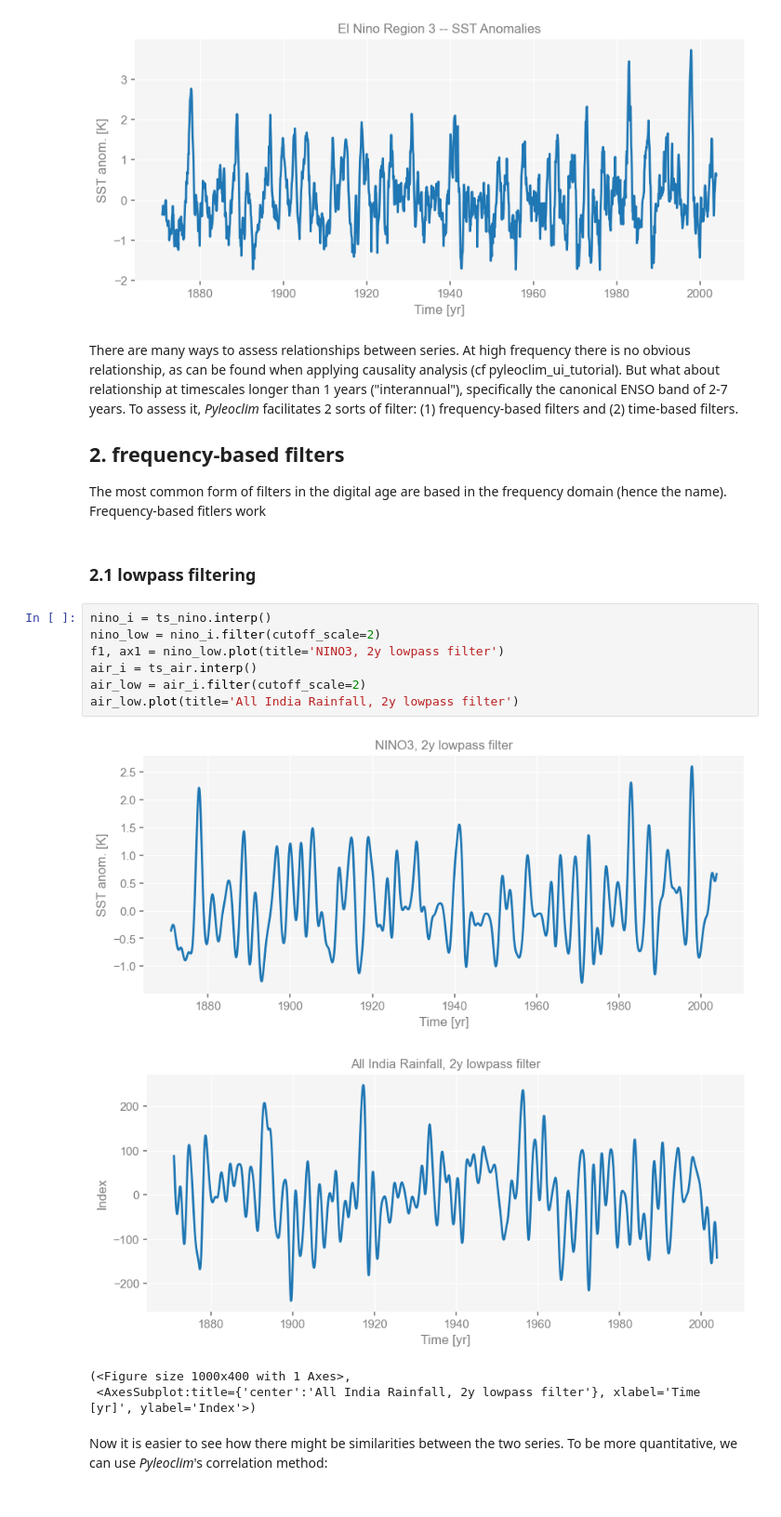
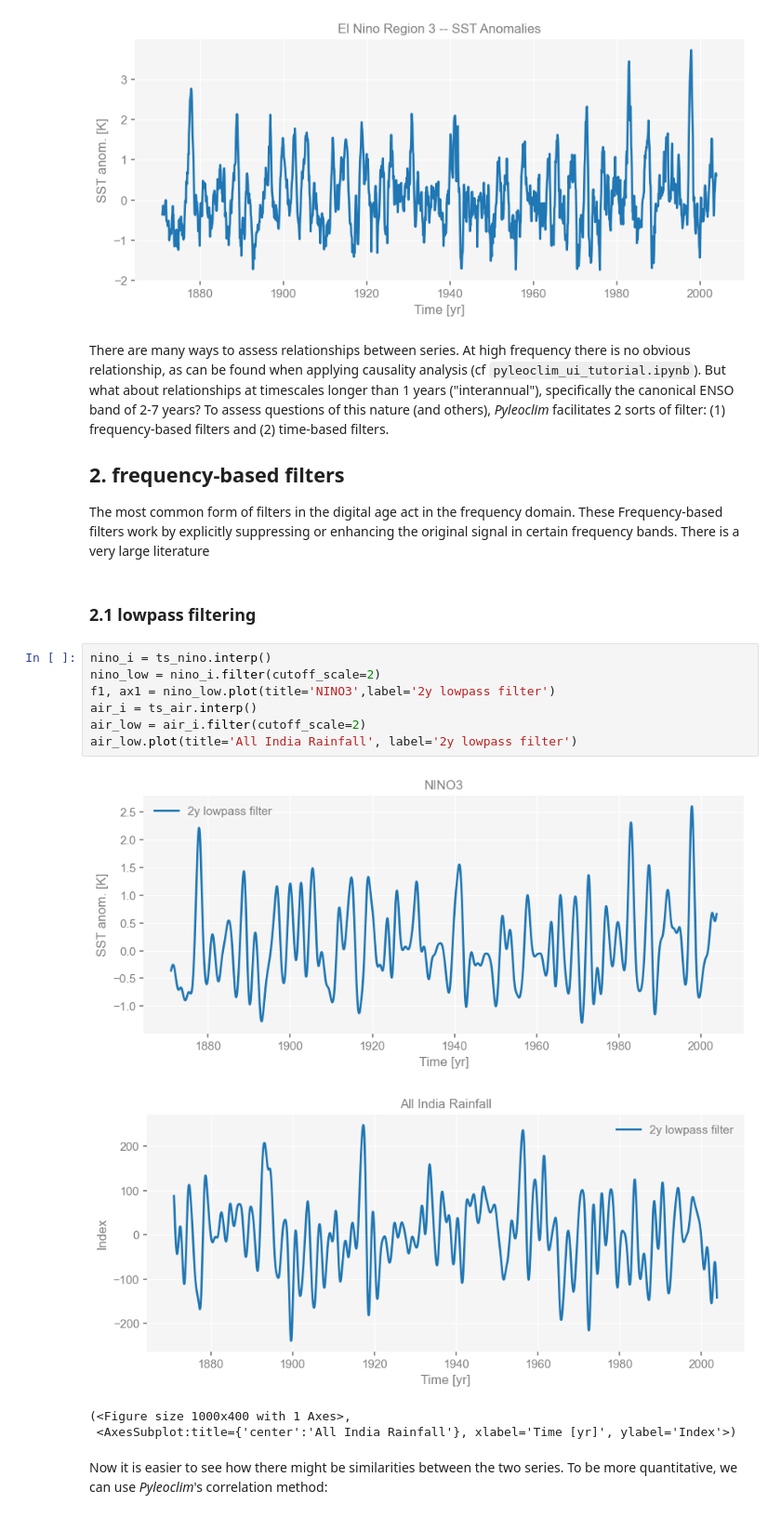
Before and after one commit to LinkedEarth/Pyleoclim_util, a Jupyter notebook: example_notebooks/filtering_tutorial.ipynb, the cells around one changed output. Shown at 93% size. Cells and saved outputs as stored; diff of their text form.

```diff
--- a/example_notebooks/filtering_tutorial.ipynb
+++ b/example_notebooks/filtering_tutorial.ipynb
@@ -32,25 +32,25 @@ fig, ax = ts_nino.plot(title='El Nino Region 3 -- SST Anomalies')
 [figure]
 [figure]
 # %% [markdown]
-There are many ways to assess relationships between series. At high frequency there is no obvious relationship, as can be found when applying causality analysis (cf pyleoclim_ui_tutorial).  But what about relationship at timescales longer than 1 years ("interannual"), specifically the canonical ENSO band of 2-7 years. To assess it, *Pyleoclim* facilitates 2 sorts of filter:  (1) frequency-based filters and (2) time-based filters.
+There are many ways to assess relationships between series. At high frequency there is no obvious relationship, as can be found when applying causality analysis (cf `pyleoclim_ui_tutorial.ipynb`).  But what about relationships at timescales longer than 1 years ("interannual"), specifically the canonical ENSO band of 2-7 years? To assess questions of this nature (and others), *Pyleoclim* facilitates 2 sorts of filter:  (1) frequency-based filters and (2) time-based filters.
 
 ## 2. frequency-based filters
 
-The most common form of filters in the digital age are based in the frequency domain (hence the name). Frequency-based fitlers work
+The most common form of filters in the digital age act in the frequency domain. These Frequency-based filters work by explicitly suppressing or enhancing the original signal in certain frequency bands. There is a very large literature
 # %% [markdown]
 ### 2.1 lowpass filtering
 # %%
 nino_i = ts_nino.interp()
 nino_low = nino_i.filter(cutoff_scale=2)
-f1, ax1 = nino_low.plot(title='NINO3, 2y lowpass filter')
+f1, ax1 = nino_low.plot(title='NINO3',label='2y lowpass filter')
 air_i = ts_air.interp()
 air_low = air_i.filter(cutoff_scale=2)
-air_low.plot(title='All India Rainfall, 2y lowpass filter')
+air_low.plot(title='All India Rainfall', label='2y lowpass filter')
 # %% [output]
-[figure, old version]
+[figure, new version]
-[figure, old version]
+[figure, new version]
 (<Figure size 1000x400 with 1 Axes>,
- <AxesSubplot:title={'center':'All India Rainfall, 2y lowpass filter'}, xlabel='Time [yr]', ylabel='Index'>)
+ <AxesSubplot:title={'center':'All India Rainfall'}, xlabel='Time [yr]', ylabel='Index'>)
 # %% [markdown]
 Now it is easier to see how there might be similarities between the two series. To be more quantitative, we can use _Pyleoclim_'s correlation method:
 # %%
```
Also changed, not shown: parts of 7 cells of this notebook, 4 other files.
